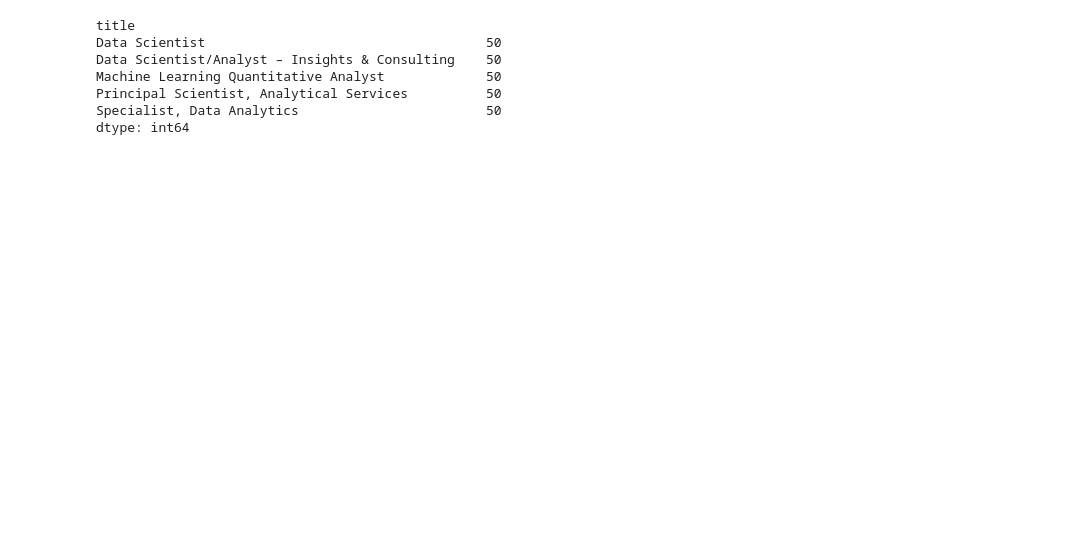
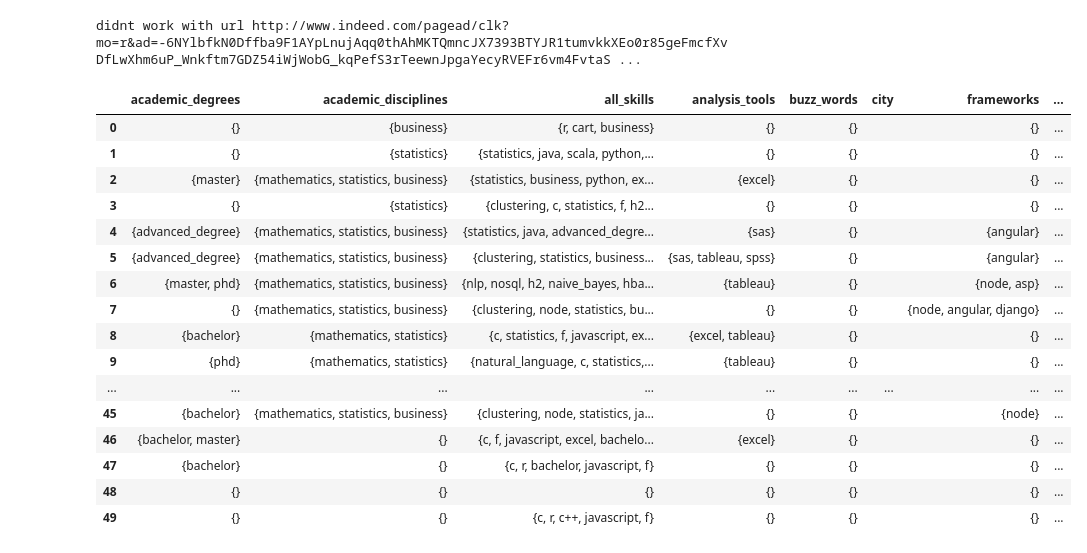
Before and after one commit to tamirbennatan/data_science_skills_analysis, a Jupyter notebook: Data Science Skills Analysis.ipynb, the cells around one changed output. Cells and saved outputs as stored; diff of their text form; code cells hidden in the pictures; blank space fills up the shorter version.

```diff
--- a/Data Science Skills Analysis.ipynb
+++ b/Data Science Skills Analysis.ipynb
@@ -22,12 +22,13 @@ def get_job_posts(soup_object):
 
     job_posts = []
     a_s = soup_object.find_all('a')
+
     for a in a_s:
         try:
             if u'jobtitle' in a['class']:
                 job_posts.append(a)
         except:
-            pass
+            next
 
     return job_posts
 # %%
@@ -212,15 +218,29 @@ data_scientist_nyc = pd.DataFrame(crawl_indeed('data scientist', 'new york', num
+# %%
+data_scientist_nyc = crawl_indeed('data scientist')
+# %% [output]
+didnt work with url http://www.indeed.com/pagead/clk?mo=r&ad=-6NYlbfkN0Dffba9F1AYpLnujAqq0thAhMKTQmncJX7393BTYJR1tumvkkXEo0r85geFmcfXvDfLwXhm6uP_Wnkftm7GDZ54iWjWobG_kqPefS3rTeewnJpgaYecyRVEFr6vm4FvtaS ...
+# %%
+data_scientist_nyc
+# %% [output]
+|  | academic_degrees | academic_disciplines | all_skills | analysis_tools | buzz_words | city | frameworks | ... |
+| 0 | {} | {business} | {r, cart, business} | {} | {} |  | {} | ... |
+| 1 | {} | {statistics} | {statistics, java, scala, python,... | {} | {} |  | {} | ... |
+| 2 | {master} | {mathematics, statistics, business} | {statistics, business, python, ex... | {excel} | {} |  | {} | ... |
+| 3 | {} | {statistics} | {clustering, c, statistics, f, h2... | {} | {} |  | {} | ... |
+| 4 | {advanced_degree} | {mathematics, statistics, business} | {statistics, java, advanced_degre... | {sas} | {} |  | {angular} | ... |
+| 5 | {advanced_degree} | {mathematics, statistics, business} | {clustering, statistics, business... | {sas, tableau, spss} | {} |  | {angular} | ... |
+| 6 | {master, phd} | {mathematics, statistics, business} | {nlp, nosql, h2, naive_bayes, hba... | {tableau} | {} |  | {node, asp} | ... |
+| 7 | {} | {mathematics, statistics, business} | {clustering, node, statistics, bu... | {} | {} |  | {node, angular, django} | ... |
+| 8 | {bachelor} | {mathematics, statistics} | {c, statistics, f, javascript, ex... | {excel, tableau} | {} |  | {} | ... |
+| 9 | {phd} | {mathematics, statistics} | {natural_language, c, statistics,... | {tableau} | {} |  | {} | ... |
+| ... | ... | ... | ... | ... | ... | ... | ... | ... |
+| 45 | {bachelor} | {mathematics, statistics, business} | {clustering, node, statistics, ja... | {} | {} |  | {node} | ... |
+| 46 | {bachelor, master} | {} | {c, f, javascript, excel, bachelo... | {excel} | {} |  | {} | ... |
+| 47 | {bachelor} | {} | {c, r, bachelor, javascript, f} | {} | {} |  | {} | ... |
+| 48 | {} | {} | {} | {} | {} |  | {} | ... |
+| 49 | {} | {} | {c, r, c++, javascript, f} | {} | {} |  | {} | ... |
 # %%
 data_scientist_all = pd.DataFrame(crawl_indeed('data scientist', num_pages = 5))
 data_analyst_all = pd.DataFrame(crawl_indeed('data analyst', num_pages = 15))
 data_engineer_all = pd.DataFrame(crawl_indeed('data engineer', num_pages = 15))
 machine_learning_engineer_all = pd.DataFrame(crawl_indeed('machine learning engineer', num_pages = 15))
-# %%
-data_scientist_nyc.groupby('title').size()
-# %% [output]
-title
-Data Scientist                                    50
-Data Scientist/Analyst – Insights & Consulting    50
-Machine Learning Quantitative Analyst             50
-Principal Scientist, Analytical Services          50
-Specialist, Data Analytics                        50
-dtype: int64
```
Also changed, not shown: parts of 9 cells of this notebook.
